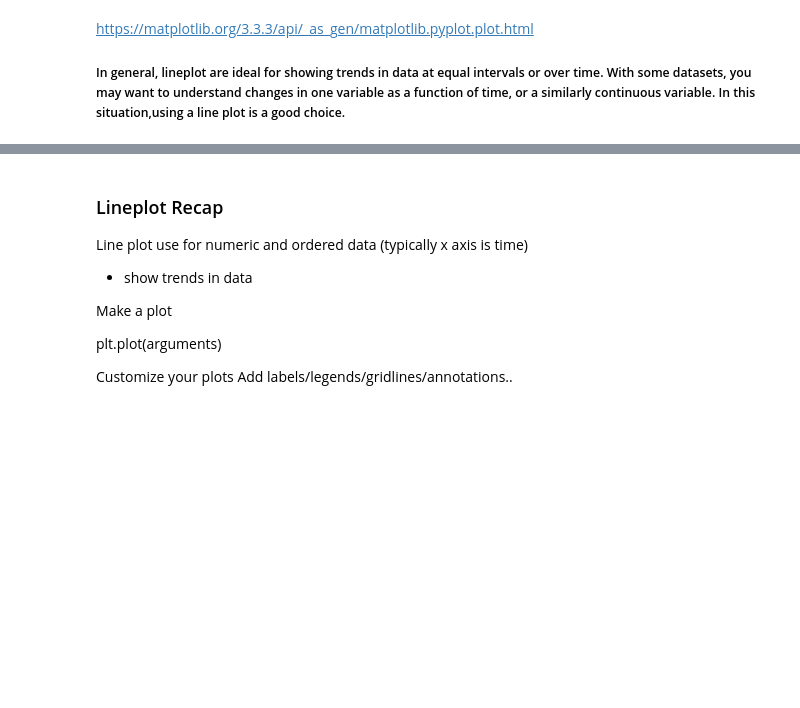
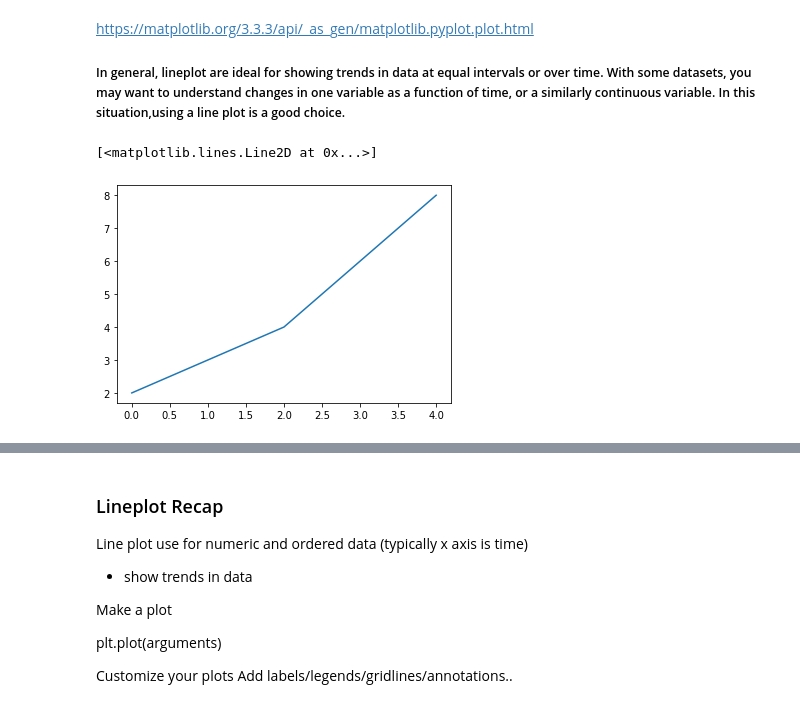
Before and after one commit to b-r-e-t-t/python-exercises, a Jupyter notebook: hopper-matplotlib-lesson.ipynb, the cells around one changed output, grey strips where cells are left out. Saved outputs shown, nothing was run; the diff lists cells and outputs as text; code cells hidden in the pictures; blank space fills up the shorter version.

```diff
--- a/hopper-matplotlib-lesson.ipynb
+++ b/hopper-matplotlib-lesson.ipynb
@@ -55,6 +55,11 @@ https://matplotlib.org/3.3.3/api/_as_gen/matplotlib.pyplot.plot.html
 ##### In general, lineplot are ideal for showing trends in data at equal intervals or over time. With some datasets, you may want to understand changes in one variable as a function of time, or a similarly continuous variable. In this situation,using a line plot is a good choice.
 # %%
 y = [2,3,4,6,8]
+
+plt.plot(y)
+# %% [output]
+[<matplotlib.lines.Line2D at 0x...>]
+[figure, added]
 # %%
 # 2019 Survey Link: https://insights.stackoverflow.com/survey/2019
 
```
Also changed, not shown: parts of 11 cells of this notebook, 1 other file.
